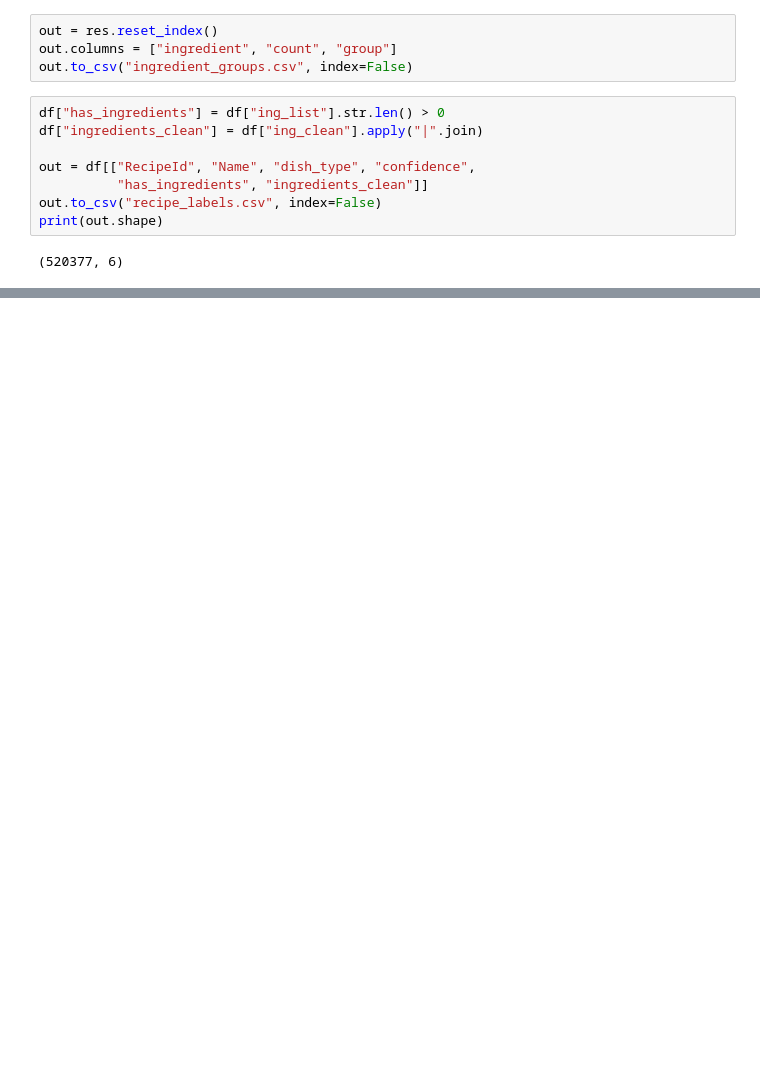
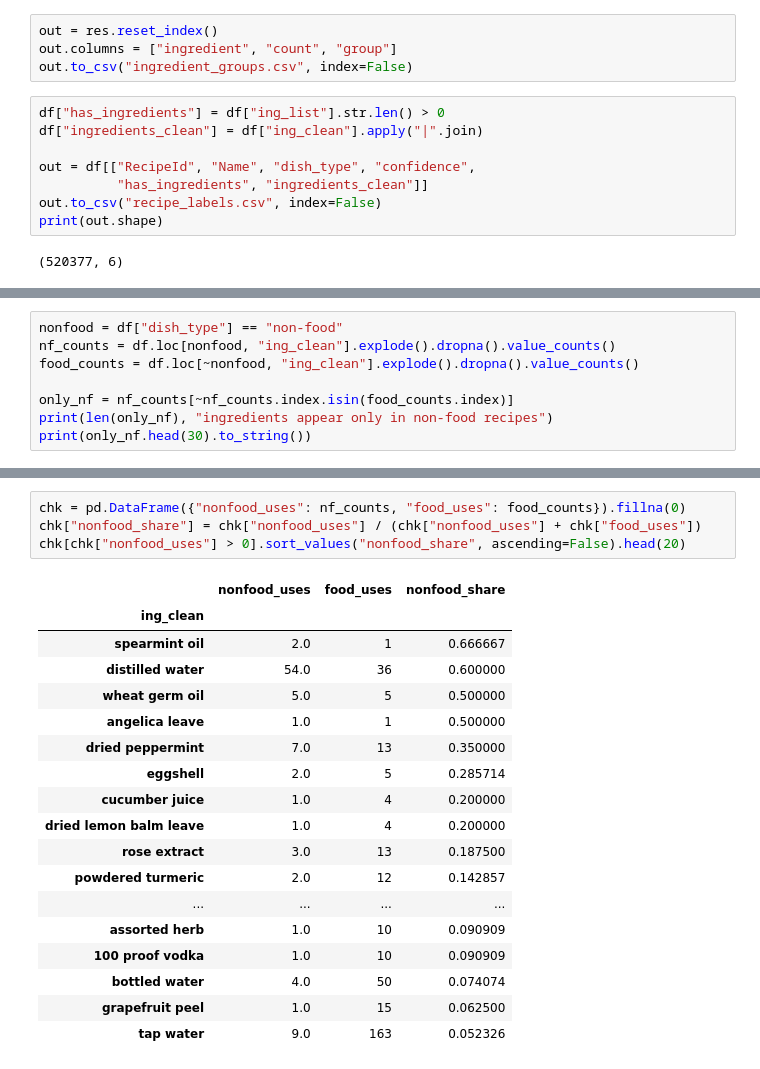
Before and after one commit to Extremelyexy/Recipe-Creator001, a Jupyter notebook: categorization_work.ipynb, the cells around one changed output, grey strips where cells are left out. Cells and saved outputs as stored; diff of their text form; blank space fills up the shorter version.

```diff
--- a/categorization_work.ipynb
+++ b/categorization_work.ipynb
@@ -655,0 +698,8 @@ print(out.shape)
+# %%
+nonfood = df["dish_type"] == "non-food"
+nf_counts = df.loc[nonfood, "ing_clean"].explode().dropna().value_counts()
+food_counts = df.loc[~nonfood, "ing_clean"].explode().dropna().value_counts()
+
+only_nf = nf_counts[~nf_counts.index.isin(food_counts.index)]
+print(len(only_nf), "ingredients appear only in non-food recipes")
+print(only_nf.head(30).to_string())
@@ -655,0 +732,23 @@ print(out.shape)
+# %%
+chk = pd.DataFrame({"nonfood_uses": nf_counts, "food_uses": food_counts}).fillna(0)
+chk["nonfood_share"] = chk["nonfood_uses"] / (chk["nonfood_uses"] + chk["food_uses"])
+chk[chk["nonfood_uses"] > 0].sort_values("nonfood_share", ascending=False).head(20)
+# %% [output]
+|  | nonfood_uses | food_uses | nonfood_share |
+| ing_clean |  |  |  |
+| spearmint oil | 2.0 | 1 | 0.666667 |
+| distilled water | 54.0 | 36 | 0.600000 |
+| wheat germ oil | 5.0 | 5 | 0.500000 |
+| angelica leave | 1.0 | 1 | 0.500000 |
+| dried peppermint | 7.0 | 13 | 0.350000 |
+| eggshell | 2.0 | 5 | 0.285714 |
+| cucumber juice | 1.0 | 4 | 0.200000 |
+| dried lemon balm leave | 1.0 | 4 | 0.200000 |
+| rose extract | 3.0 | 13 | 0.187500 |
+| powdered turmeric | 2.0 | 12 | 0.142857 |
+| ... | ... | ... | ... |
+| assorted herb | 1.0 | 10 | 0.090909 |
+| 100 proof vodka | 1.0 | 10 | 0.090909 |
+| bottled water | 4.0 | 50 | 0.074074 |
+| grapefruit peel | 1.0 | 15 | 0.062500 |
+| tap water | 9.0 | 163 | 0.052326 |
```
Also changed, not shown: parts of 21 cells of this notebook, 1 other file.
